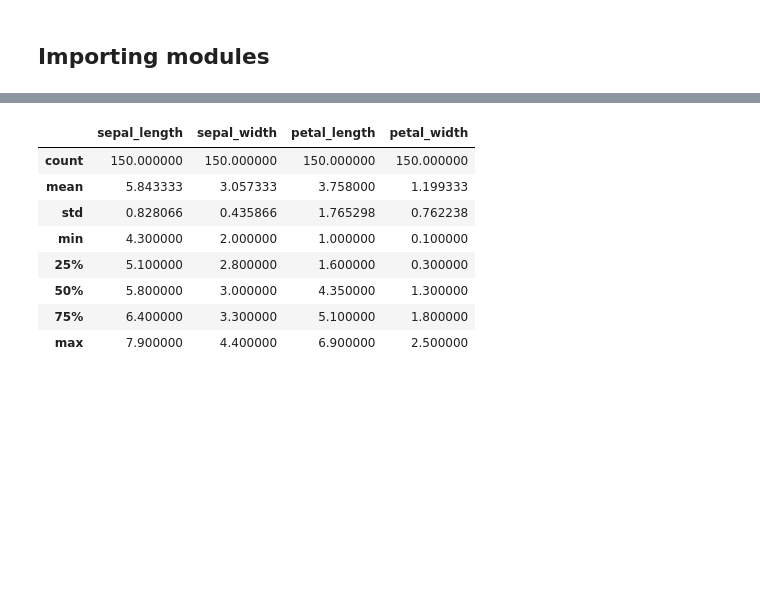
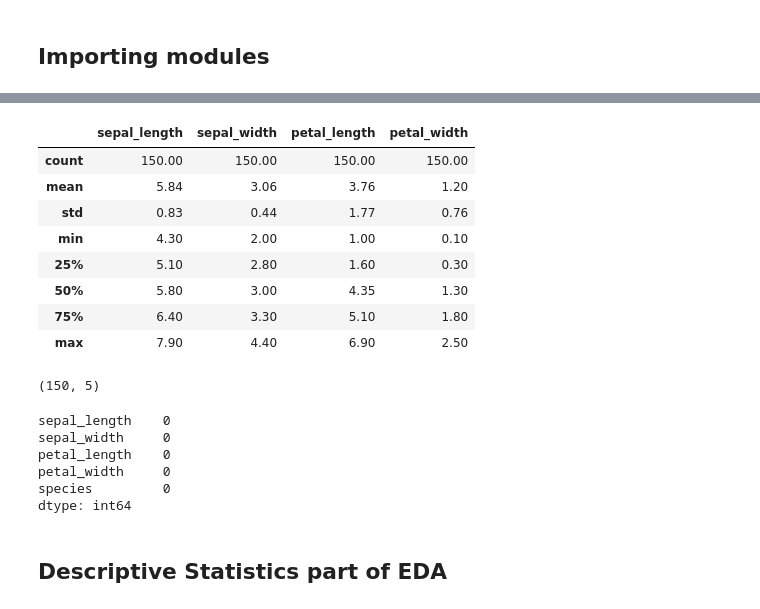
Before and after one commit to whiplxsh21/EE708-IITK, a Jupyter notebook: EDA_visualization.ipynb, the cells around one changed output, grey strips where cells are left out. Saved outputs shown, nothing was run; the diff lists cells and outputs as text; code cells hidden in the pictures; blank space fills up the shorter version.

```diff
--- a/EDA_visualization.ipynb
+++ b/EDA_visualization.ipynb
@@ -23,12 +24,29 @@ df.head()
 # %%
-df.describe()
+df.describe().round(2)
 # %% [output]
 |  | sepal_length | sepal_width | petal_length | petal_width |
-| count | 150.000000 | 150.000000 | 150.000000 | 150.000000 |
-| mean | 5.843333 | 3.057333 | 3.758000 | 1.199333 |
-| std | 0.828066 | 0.435866 | 1.765298 | 0.762238 |
-| min | 4.300000 | 2.000000 | 1.000000 | 0.100000 |
-| 25% | 5.100000 | 2.800000 | 1.600000 | 0.300000 |
-| 50% | 5.800000 | 3.000000 | 4.350000 | 1.300000 |
-| 75% | 6.400000 | 3.300000 | 5.100000 | 1.800000 |
-| max | 7.900000 | 4.400000 | 6.900000 | 2.500000 |
+| count | 150.00 | 150.00 | 150.00 | 150.00 |
+| mean | 5.84 | 3.06 | 3.76 | 1.20 |
+| std | 0.83 | 0.44 | 1.77 | 0.76 |
+| min | 4.30 | 2.00 | 1.00 | 0.10 |
+| 25% | 5.10 | 2.80 | 1.60 | 0.30 |
+| 50% | 5.80 | 3.00 | 4.35 | 1.30 |
+| 75% | 6.40 | 3.30 | 5.10 | 1.80 |
+| max | 7.90 | 4.40 | 6.90 | 2.50 |
+# %%
+# 150 rows, 50 cols
+df.shape
+# %% [output]
+(150, 5)
+# %%
+#checks for NaN values in the dataset
+df.isna().sum()
+# %% [output]
+sepal_length    0
+sepal_width     0
+petal_length    0
+petal_width     0
+species         0
+dtype: int64
+# %% [markdown]
+## Descriptive Statistics part of EDA
```
Also changed, not shown: parts of 11 cells of this notebook.
